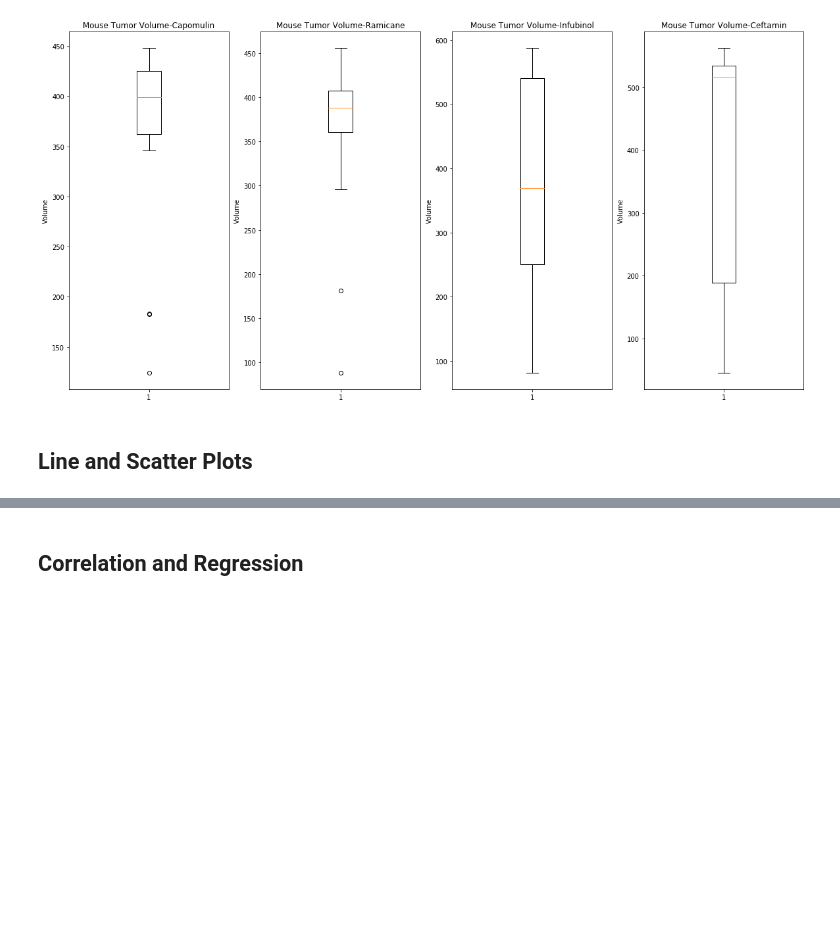
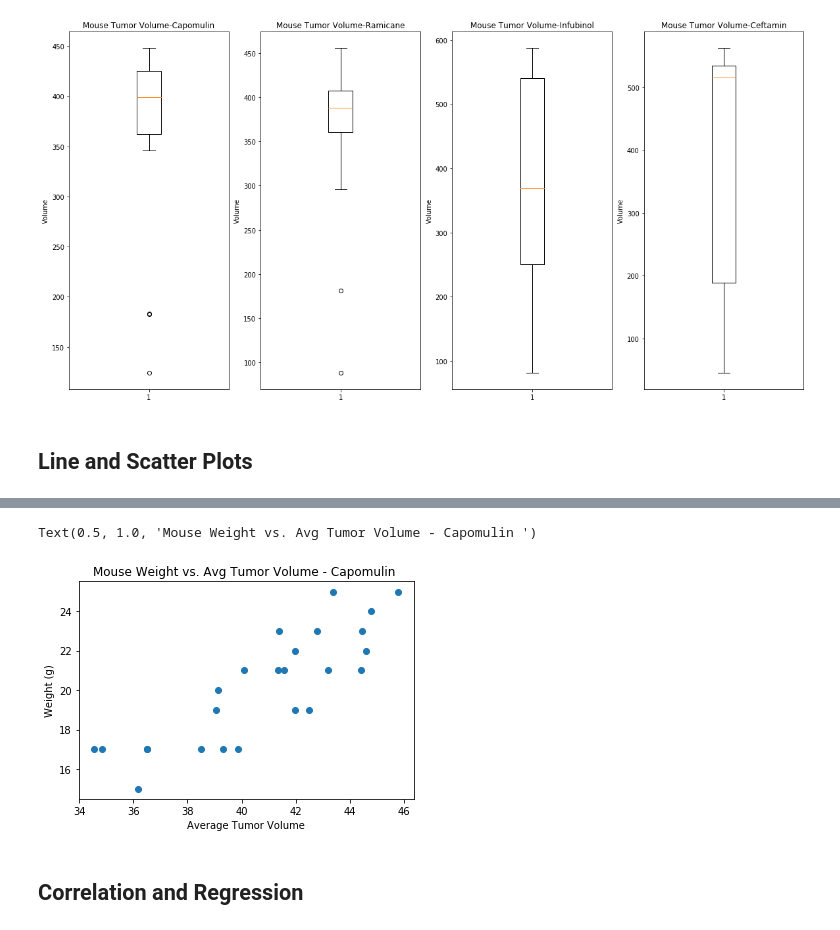
Before and after one commit to chenchcgt/matplotlib-challenge, a Jupyter notebook: Pymaceuticals/pymaceuticals_starter.ipynb, the cells around one changed output, grey strips where cells are left out. Drawn from its saved outputs; the diff is of its cells as text; code cells hidden in the pictures; blank space fills up the shorter version.

```diff
--- a/Pymaceuticals/pymaceuticals_starter.ipynb
+++ b/Pymaceuticals/pymaceuticals_starter.ipynb
@@ -387,2 +418,17 @@ volume
+# %%
+# Generate a scatter plot of mouse weight versus average tumor volume for the Capomulin regimen
+
+volume_line_capomulin
+avg_volume = volume_line_capomulin.groupby('Mouse ID')['Tumor Volume (mm3)'].mean()
+weight = volume_line_capomulin.groupby('Mouse ID')['Weight (g)'].mean()
+weight
+
+plt.scatter(avg_volume, weight)
+plt.xlabel('Average Tumor Volume')
+plt.ylabel('Weight (g)')
+plt.title('Mouse Weight vs. Avg Tumor Volume - Capomulin ')
+# %% [output]
+Text(0.5, 1.0, 'Mouse Weight vs. Avg Tumor Volume - Capomulin ')
+[figure, added]
 # %% [markdown]
 ## Correlation and Regression
```
Also changed, not shown: parts of 7 cells of this notebook.
